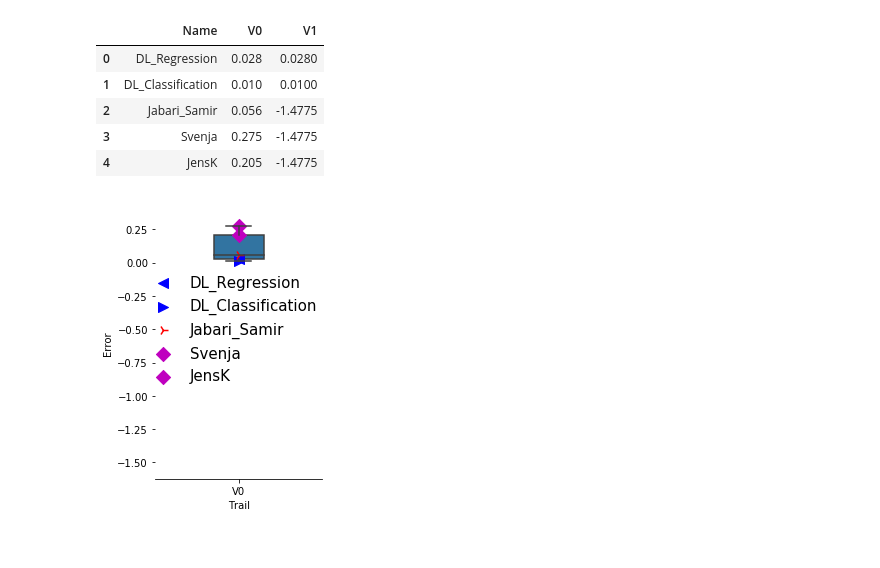
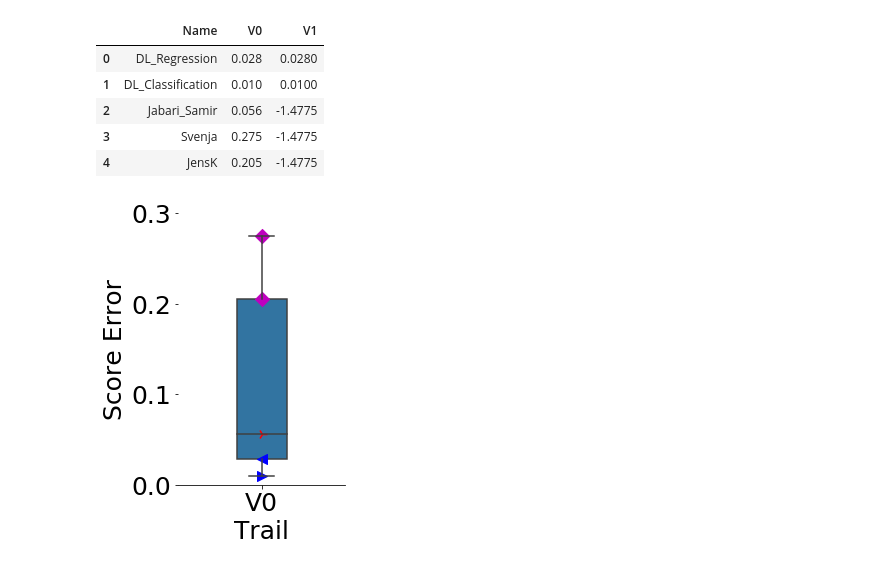
Before and after one commit to ChristianMarzahl/EIPH_WSI, a Jupyter notebook: Statistics/ClassificationResults.ipynb, the cells around one changed output. Saved outputs shown, nothing was run; the diff lists cells and outputs as text; code cells hidden in the pictures.

```diff
--- a/Statistics/ClassificationResults.ipynb
+++ b/Statistics/ClassificationResults.ipynb
@@ -139,11 +142,13 @@ temp_data
 | 9 | V1 | 0.2730 |
 # %%
 plt.rcParams["font.family"] = "Times New Roman"
+plt.rcParams["font.size"] = 25
 
 f, ax = plt.subplots(figsize=(3, 5))
 
 temp_data = pd.melt(df_acc[['V0']]) #, 'V1'
 ax = sns.boxplot(x="variable", y="value", data=temp_data, width=.3)
+ax.set(ylim=(0.6, 1))
 
 for index, row in enumerate(df_acc.values.tolist()):
     name = row[0]
@@ -156,7 +161,7 @@ for index, row in enumerate(df_acc.values.tolist()):
 
 #ax.xaxis.grid(True)
 #ax.yaxis.grid(True)
-ax.legend(bbox_to_anchor=(1.05, 0.8), prop={'size': 15}, frameon=False)
+#ax.legend(bbox_to_anchor=(1.45, 0.8), prop={'size': 25}, frameon=False)
 
 ax.set(ylabel="Accuracy", xlabel="Trail")
 sns.despine(left=True)
@@ -212,25 +217,26 @@ df_reg
 # %%
 f, ax = plt.subplots(figsize=(3, 5))
 
 temp_data = pd.melt(df_reg[['V0']])# , 'V1'
 ax = sns.boxplot(x="variable", y="value", data=temp_data, width=.3)
+ax.set(ylim=(0, 0.3))
 
 for index, row in enumerate(df_reg.values.tolist()):
     name = row[0]
     acc_0 = row[1]
     acc_1 = row[2]
 
     plt.scatter(x=0, y=acc_0,marker=symbols[name], label=name, s=100, c=color[name])
     plt.scatter(x=1, y=acc_1,marker=symbols[name], s=100, c=color[name])
 
 
 #ax.xaxis.grid(True)
 #ax.yaxis.grid(True)
-ax.legend(bbox_to_anchor=(1.05, 0.8), prop={'size': 15},frameon=False)
+#ax.legend(bbox_to_anchor=(1.05, 0.8), prop={'size': 25},frameon=False)
 
-ax.set(ylabel="Error", xlabel="Trail")
+ax.set(ylabel="Score Error", xlabel="Trail")
 sns.despine(left=True)
 
 plt.savefig("RegressionError.pdf", transparent=True)
 # %% [output]
-[figure, old version]
+[figure, new version]
```
Also changed, not shown: parts of 3 cells of this notebook, 10 other files.
